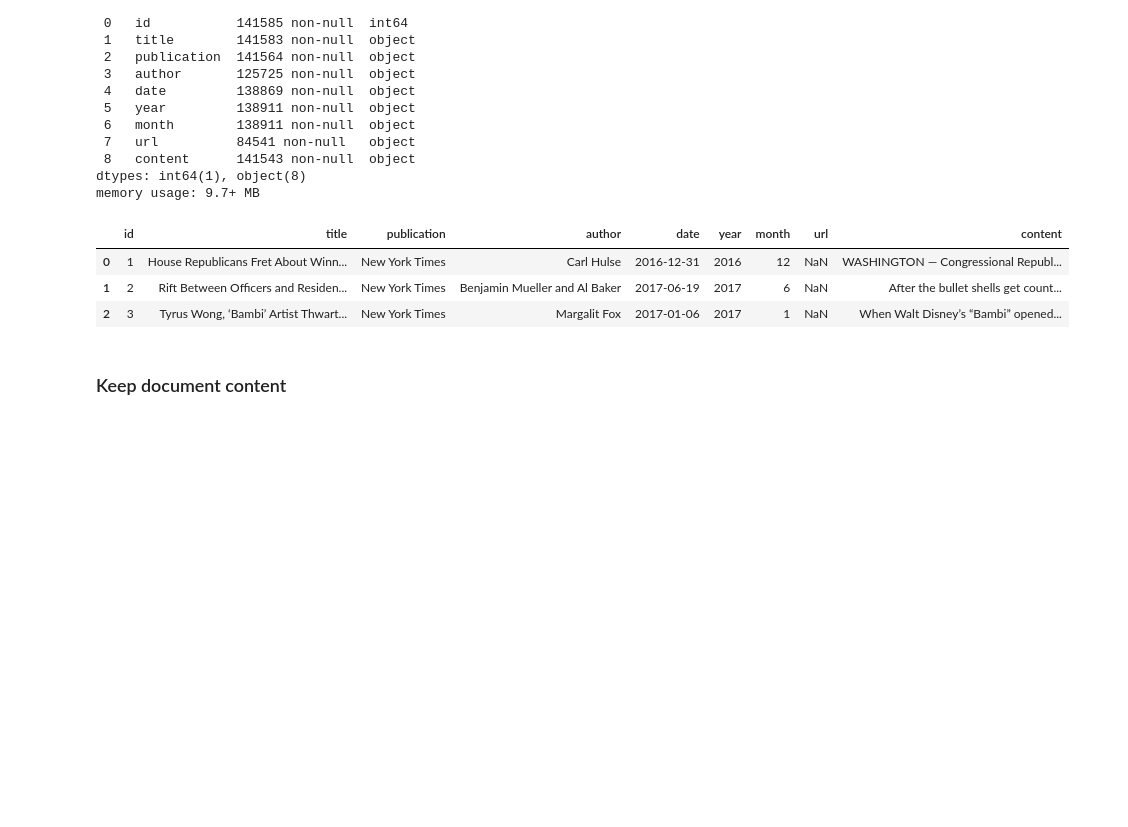
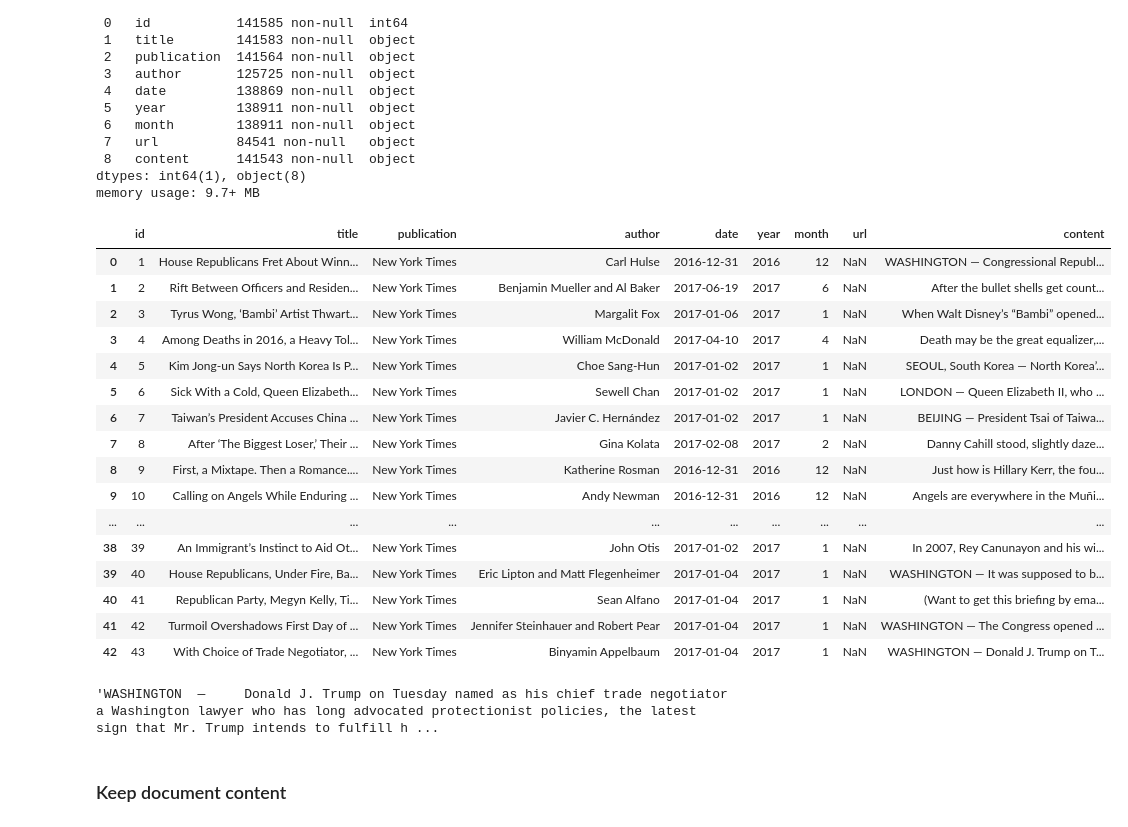
Before and after one commit to Djensonsan/Information_Retrieval_Assignment_2, a Jupyter notebook: LDA.ipynb, the cells around one changed output. Drawn from its saved outputs; the diff is of its cells as text; code cells hidden in the pictures; blank space fills up the shorter version.

```diff
--- a/LDA.ipynb
+++ b/LDA.ipynb
@@ -130,12 +132,30 @@ Data columns (total 9 columns):
 dtypes: int64(1), object(8)
 memory usage: 9.7+ MB
 # %%
-data.head(n=3)
+data.head(n=43)
 # %% [output]
 |  | id | title | publication | author | date | year | month | url | content |
 | 0 | 1 | House Republicans Fret About Winn... | New York Times | Carl Hulse | 2016-12-31 | 2016 | 12 | NaN | WASHINGTON — Congressional Republ... |
 | 1 | 2 | Rift Between Officers and Residen... | New York Times | Benjamin Mueller and Al Baker | 2017-06-19 | 2017 | 6 | NaN | After the bullet shells get count... |
 | 2 | 3 | Tyrus Wong, ‘Bambi’ Artist Thwart... | New York Times | Margalit Fox | 2017-01-06 | 2017 | 1 | NaN | When Walt Disney’s “Bambi” opened... |
+| 3 | 4 | Among Deaths in 2016, a Heavy Tol... | New York Times | William McDonald | 2017-04-10 | 2017 | 4 | NaN | Death may be the great equalizer,... |
+| 4 | 5 | Kim Jong-un Says North Korea Is P... | New York Times | Choe Sang-Hun | 2017-01-02 | 2017 | 1 | NaN | SEOUL, South Korea — North Korea’... |
+| 5 | 6 | Sick With a Cold, Queen Elizabeth... | New York Times | Sewell Chan | 2017-01-02 | 2017 | 1 | NaN | LONDON — Queen Elizabeth II, who ... |
+| 6 | 7 | Taiwan’s President Accuses China ... | New York Times | Javier C. Hernández | 2017-01-02 | 2017 | 1 | NaN | BEIJING — President Tsai of Taiwa... |
+| 7 | 8 | After ‘The Biggest Loser,’ Their ... | New York Times | Gina Kolata | 2017-02-08 | 2017 | 2 | NaN | Danny Cahill stood, slightly daze... |
+| 8 | 9 | First, a Mixtape. Then a Romance.... | New York Times | Katherine Rosman | 2016-12-31 | 2016 | 12 | NaN | Just how is Hillary Kerr, the fou... |
+| 9 | 10 | Calling on Angels While Enduring ... | New York Times | Andy Newman | 2016-12-31 | 2016 | 12 | NaN | Angels are everywhere in the Muñi... |
+| ... | ... | ... | ... | ... | ... | ... | ... | ... | ... |
+| 38 | 39 | An Immigrant’s Instinct to Aid Ot... | New York Times | John Otis | 2017-01-02 | 2017 | 1 | NaN | In 2007, Rey Canunayon and his wi... |
+| 39 | 40 | House Republicans, Under Fire, Ba... | New York Times | Eric Lipton and Matt Flegenheimer | 2017-01-04 | 2017 | 1 | NaN | WASHINGTON — It was supposed to b... |
+| 40 | 41 | Republican Party, Megyn Kelly, Ti... | New York Times | Sean Alfano | 2017-01-04 | 2017 | 1 | NaN | (Want to get this briefing by ema... |
+| 41 | 42 | Turmoil Overshadows First Day of ... | New York Times | Jennifer Steinhauer and Robert Pear | 2017-01-04 | 2017 | 1 | NaN | WASHINGTON — The Congress opened ... |
+| 42 | 43 | With Choice of Trade Negotiator, ... | New York Times | Binyamin Appelbaum | 2017-01-04 | 2017 | 1 | NaN | WASHINGTON — Donald J. Trump on T... |
+# %%
+# Use document 42 as running example
+data.loc[42, 'content']
+# %% [output]
+'WASHINGTON  —     Donald J. Trump on Tuesday named as his chief trade negotiator a Washington lawyer who has long advocated protectionist policies, the latest sign that Mr. Trump intends to fulfill h ...
 # %% [markdown]
 ### Keep document content
 # %%
```
Also changed, not shown: parts of 25 cells of this notebook.
